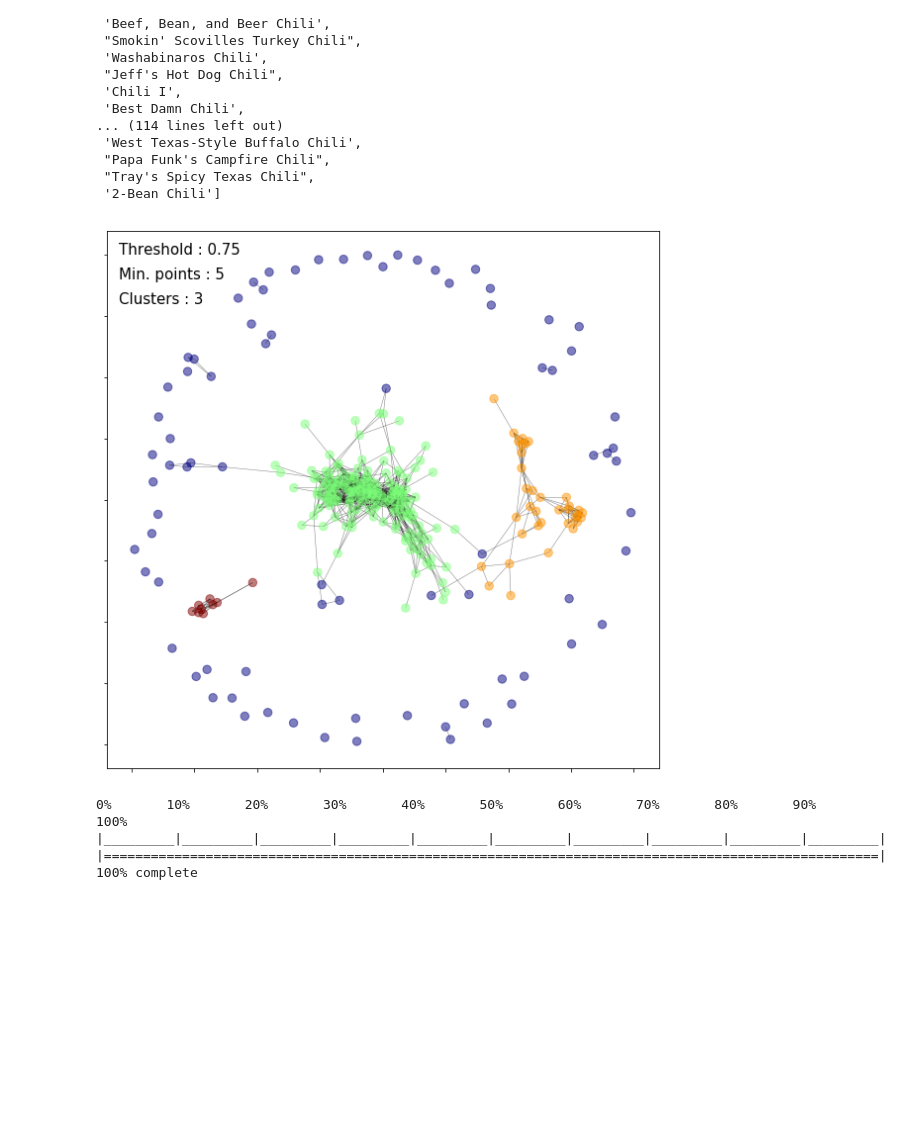
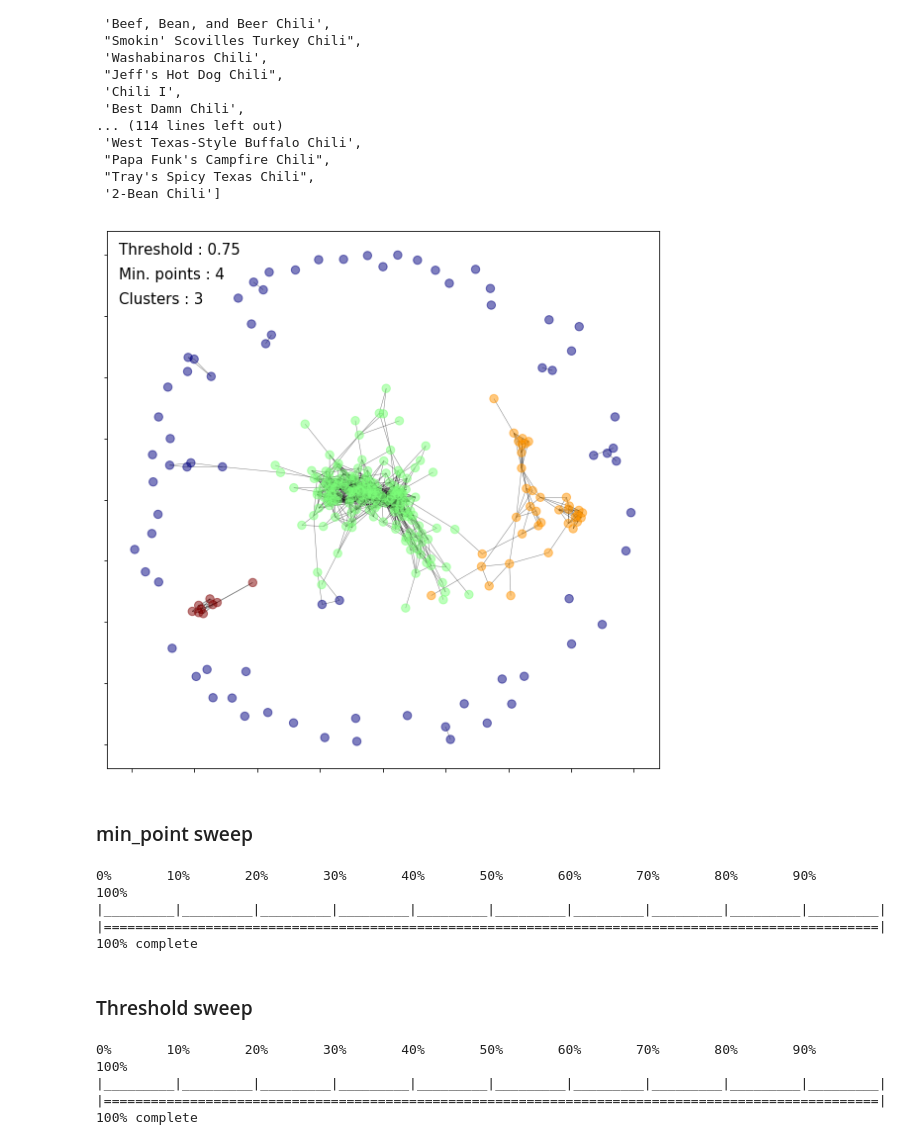
Before and after one commit to alexanderheilman/recipe-vectorizer, a Jupyter notebook: notebooks/dbscan-chili.ipynb, the cells around one changed output. Saved outputs shown, nothing was run; the diff lists cells and outputs as text; code cells hidden in the pictures; blank space fills up the shorter version.

```diff
--- a/notebooks/dbscan-chili.ipynb
+++ b/notebooks/dbscan-chili.ipynb
@@ -190,7 +190,43 @@ def plot_dbscan(ax, cosine_sims, threshold, min_points):
     ax.set_xticklabels([]);
 # %%
 fig, ax = plt.subplots(figsize=(10,10))
-plot_dbscan(ax, cosine_sims, 0.75, 5)
+plot_dbscan(ax, cosine_sims, 0.75, 4)
 # %% [output]
-[figure, old version]
+[figure, new version]
+# %% [markdown]
+### min_point sweep
+# %%
+n=13
+threshold = 0.75
+figsize=(20,20)
+repeats = 3
+duration = 2
+
+frames = []
+print('0%       10%       20%       30%       40%       50%       60%       70%       80%       90%       100%')
+print('|_________|_________|_________|_________|_________|_________|_________|_________|_________|_________|')
+for i, min_points in enumerate(np.linspace(30,150, n)):
+    pct = int((i/n) * 100)
+    print('|{0}{1}| {2}% complete'.format('='*pct, '.'*(99-pct),pct), end='\r')
+    fig, ax = plt.subplots(figsize=figsize)
+    plot_dbscan(ax, cosine_sims, threshold, min_points)
+    fig.canvas.draw()
+    data = np.frombuffer(fig.canvas.tostring_rgb(), dtype=np.uint8)
+    img = data.reshape(fig.canvas.get_width_height()[::-1] + (3,))
+    plt.close(fig)
+    frames.append(img)
+    if i==0 or i==n-1:
+        for _ in range(repeats):
+            frames.append(img)
+    pct = int(((i+1)/n) * 100)
+    s = '='*pct if pct != 100 else '='*99
+    print('|{0}{1}| {2}% complete'.format(s, '.'*(99-pct),pct), end='\r')
+
+imageio.mimsave('images/dbscan-all-minpoints-sweep_t75.gif', frames, duration=duration)
+# %% [output]
+0%       10%       20%       30%       40%       50%       60%       70%       80%       90%       100%
+|_________|_________|_________|_________|_________|_________|_________|_________|_________|_________|
+|===================================================================================================| 100% complete
+# %% [markdown]
+### Threshold sweep
 # %%
```
Also changed, not shown: parts of 1 cell of this notebook, 6 other files.
